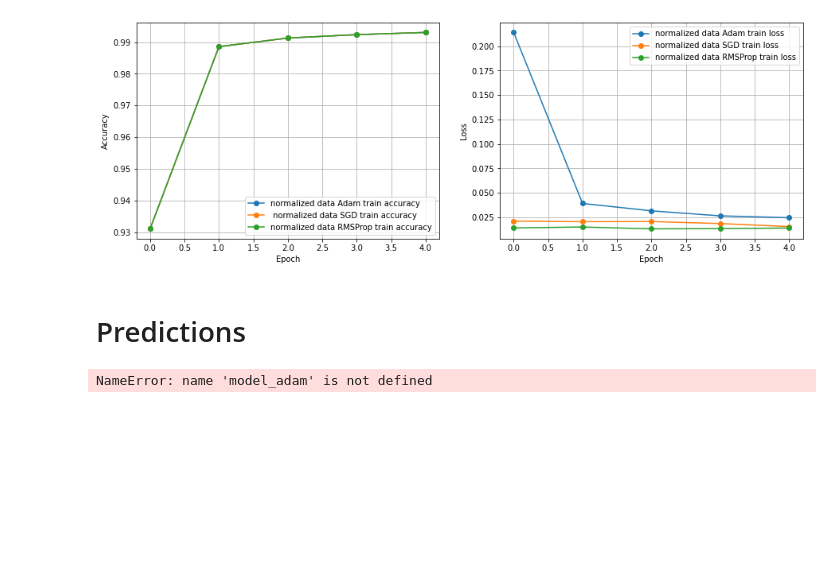
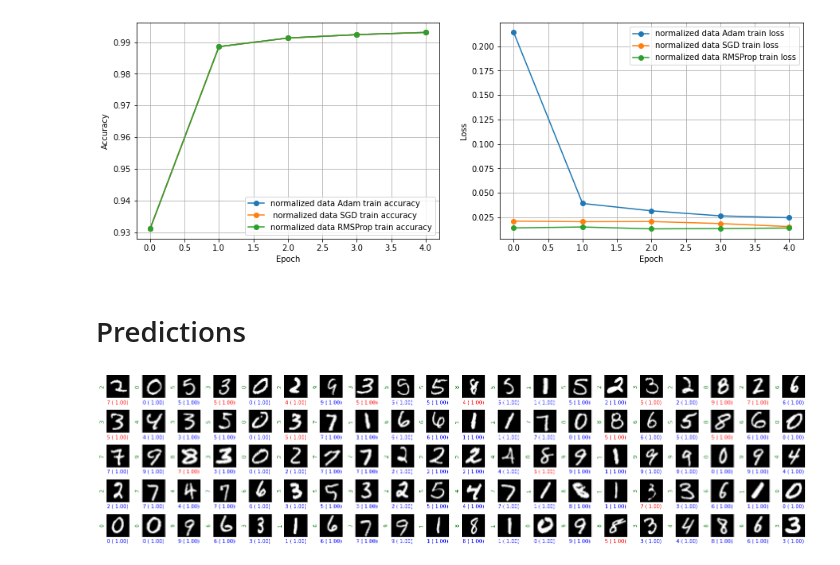
Before and after one commit to mhpranta12/CVPR, a Jupyter notebook: prog_aasignment_1_combined.ipynb, the cells around one changed output. Drawn from its saved outputs; the diff is of its cells as text; code cells hidden in the pictures; blank space fills up the shorter version.

```diff
--- a/prog_aasignment_1_combined.ipynb
+++ b/prog_aasignment_1_combined.ipynb
@@ -329,31 +329,31 @@ predictions = adam_model.predict(x_test)
 # %%
 ROWS = 5
 COLS = 20
 
 random_indices = random.sample(range(x_test.shape[0]), ROWS*COLS)
 sample_images = x_test[random_indices, :]
 sample_labels = y_test[random_indices]
-predictions = modadam.predict(sample_images)
+predictions = adam_model.predict(sample_images)
 
 i = 0
 
 plt.figure(figsize=(20,5))
 for r in range(ROWS):
     for c in range(COLS):
         plt.subplot(ROWS, COLS, i+1)
         plt.imshow(sample_images[i].reshape(28,28), cmap=plt.cm.gray)
         plt.xticks([])
         plt.yticks([])
         prediction = np.argmax(predictions[i])
         confidence = predictions[i][prediction]
         if sample_labels[i] == prediction:
             plt.xlabel(f"{prediction} ({confidence: .2f})", color='b')
         else:
             plt.xlabel(f"{prediction} ({confidence: .2f})", color='r')
         plt.ylabel(sample_labels[i], color='g')
         i += 1
 
 plt.tight_layout()
 plt.show()
 # %% [output]
-NameError: name 'model_adam' is not defined
+[figure, added]
```
